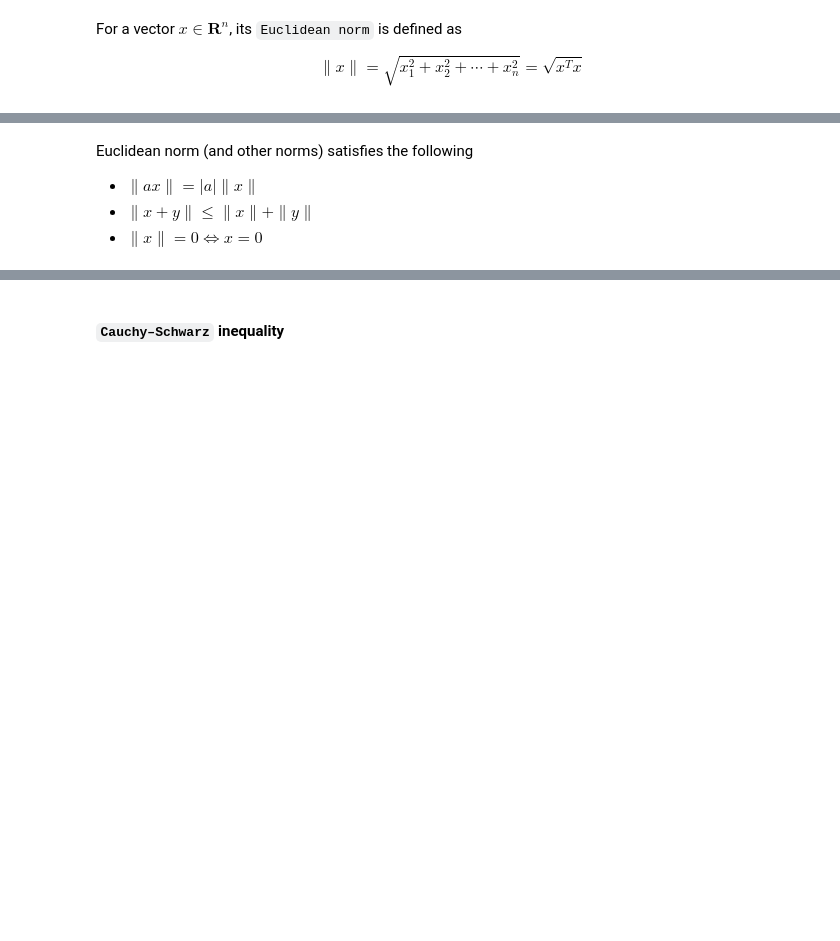
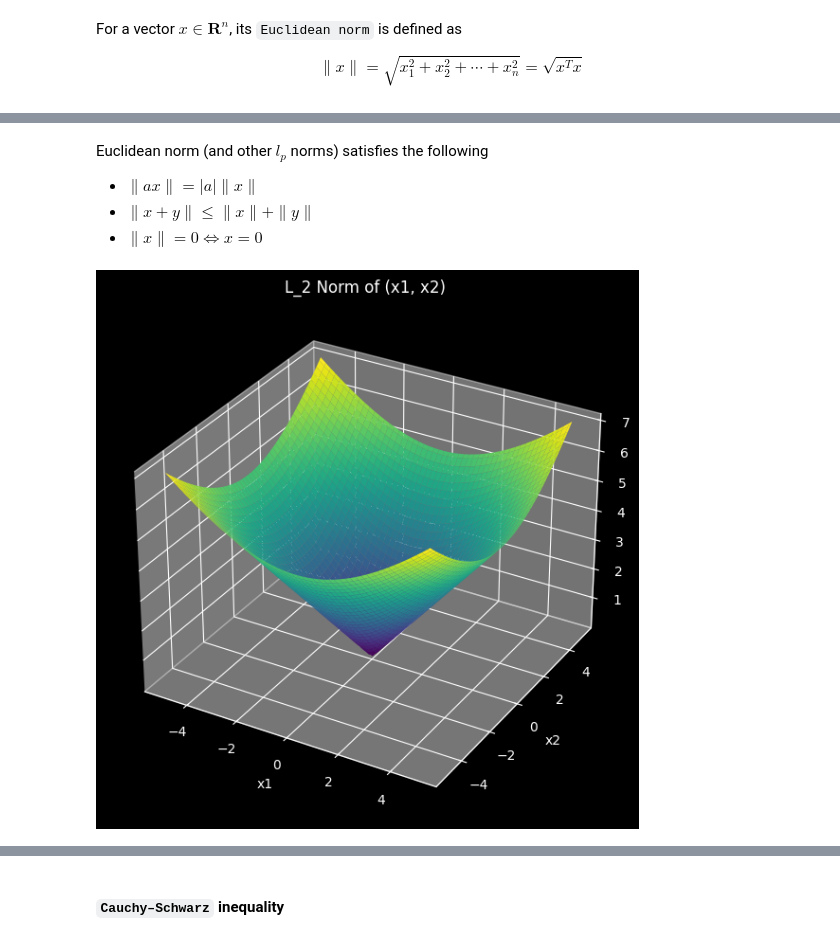
Before and after one commit to heyjianjing/linear_algebra, a Jupyter notebook: la_11_Norm_Cauchy_Schwarz.ipynb, the cells around one changed output, grey strips where cells are left out. Saved outputs shown, nothing was run; the diff lists cells and outputs as text; code cells hidden in the pictures; blank space fills up the shorter version.

```diff
--- a/la_11_Norm_Cauchy_Schwarz.ipynb
+++ b/la_11_Norm_Cauchy_Schwarz.ipynb
@@ -8,6 +14,35 @@ $$\|x\|=\sqrt{x_1^2+x_2^2+\cdots+x_n^2}=\sqrt{x^Tx}$$
 # %% [markdown]
-Euclidean norm (and other norms) satisfies the following
+Euclidean norm (and other $l_p$ norms) satisfies the following
 
 * $\|ax\|=|a|$$\|x\|$
 * $\|x+y\| \leq \|x\|+\|y\|$
 * $\|x\|=0 \Longleftrightarrow x=0$
+# %%
+import numpy as np
+import matplotlib.pyplot as plt
+
+plt.style.use('dark_background')
+np.set_printoptions(formatter={'float': '{: 0.2e}'.format})
+# %%
+def plot_norm(p):
+    x1 = np.linspace(-5, 5, 100)
+    x2 = np.linspace(-5, 5, 100)
+    x1, x2 = np.meshgrid(x1, x2)
+
+    p=p
+    l2_norm = (np.abs(x1)**p + np.abs(x2)**p)**(1/p)
+
+    fig = plt.figure(figsize=(8, 6))
+    ax = fig.add_subplot(111, projection='3d')
+    ax.plot_surface(x1, x2, l2_norm, cmap='viridis')
+
+    ax.set_title(f'L_{p} Norm of (x1, x2)')
+    ax.set_xlabel('x1')
+    ax.set_ylabel('x2')
+    ax.set_zlabel(f'L_{p} Norm')
+    plt.tight_layout()
+    plt.show()
+# %%
+plot_norm(2)
+# %% [output]
+[figure, added]
```
Also changed, not shown: parts of 4 cells of this notebook.
